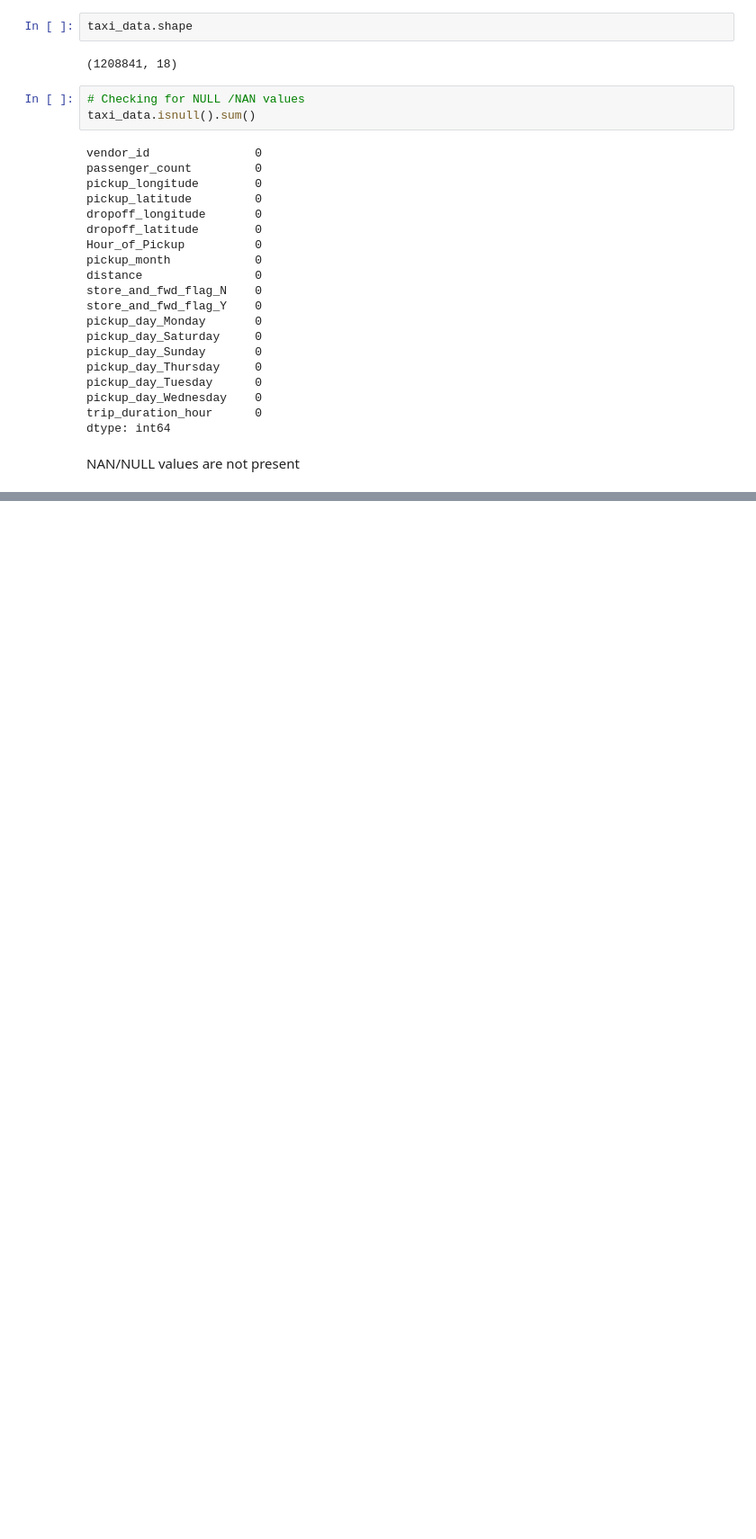
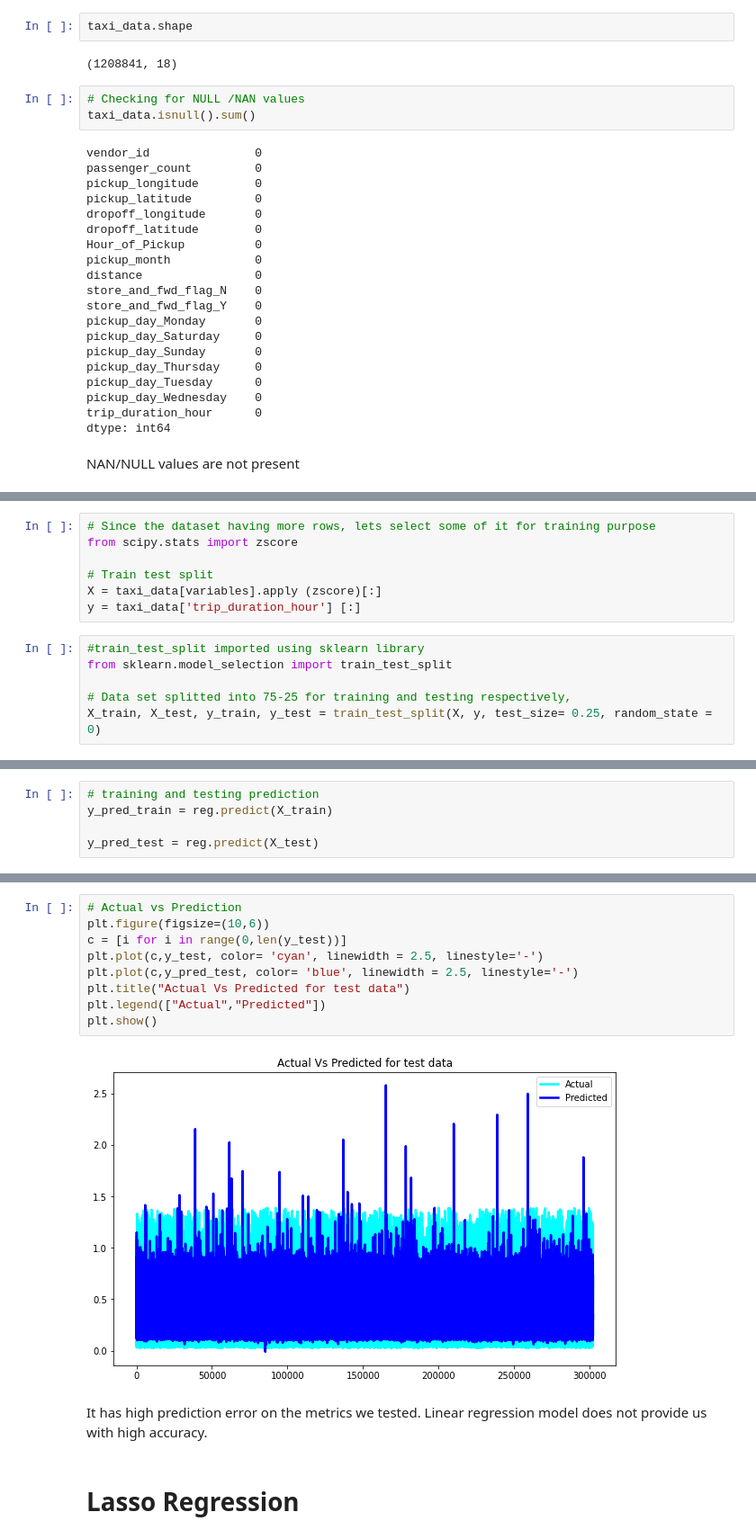
Before and after one commit to PUNEETSUBHANJI/NYC_Taxi_Trip_Time_prediction, a Jupyter notebook: NYC_Taxi_Trip_Time_prediction.ipynb, the cells around one changed output, grey strips where cells are left out. Shown at 90% size. Cells and saved outputs as stored; diff of their text form; blank space fills up the shorter version.

```diff
--- a/NYC_Taxi_Trip_Time_prediction.ipynb
+++ b/NYC_Taxi_Trip_Time_prediction.ipynb
@@ -784,0 +816,13 @@ NAN/NULL values are not present
+# %%
+# Since the dataset having more rows, lets select some of it for training purpose
+from scipy.stats import zscore
+
+# Train test split
+X = taxi_data[variables].apply (zscore)[:]
+y = taxi_data['trip_duration_hour'] [:]
+# %%
+#train_test_split imported using sklearn library
+from sklearn.model_selection import train_test_split
+
+# Data set splitted into 75-25 for training and testing respectively,
+X_train, X_test, y_train, y_test = train_test_split(X, y, test_size= 0.25, random_state = 0)
@@ -784,0 +855,5 @@ NAN/NULL values are not present
+# %%
+# training and testing prediction
+y_pred_train = reg.predict(X_train)
+
+y_pred_test = reg.predict(X_test)
@@ -784,0 +902,16 @@ NAN/NULL values are not present
+# %%
+# Actual vs Prediction
+plt.figure(figsize=(10,6))
+c = [i for i in range(0,len(y_test))]
+plt.plot(c,y_test, color= 'cyan', linewidth = 2.5, linestyle='-')
+plt.plot(c,y_pred_test, color= 'blue', linewidth = 2.5, linestyle='-')
+plt.title("Actual Vs Predicted for test data")
+plt.legend(["Actual","Predicted"])
+plt.show()
+# %% [output]
+[figure, added]
+# %% [markdown]
+It has high prediction error on the metrics we tested.
+Linear regression model does not provide us with high accuracy.
+# %% [markdown]
+# Lasso Regression
```
Also changed, not shown: parts of 33 cells of this notebook.
